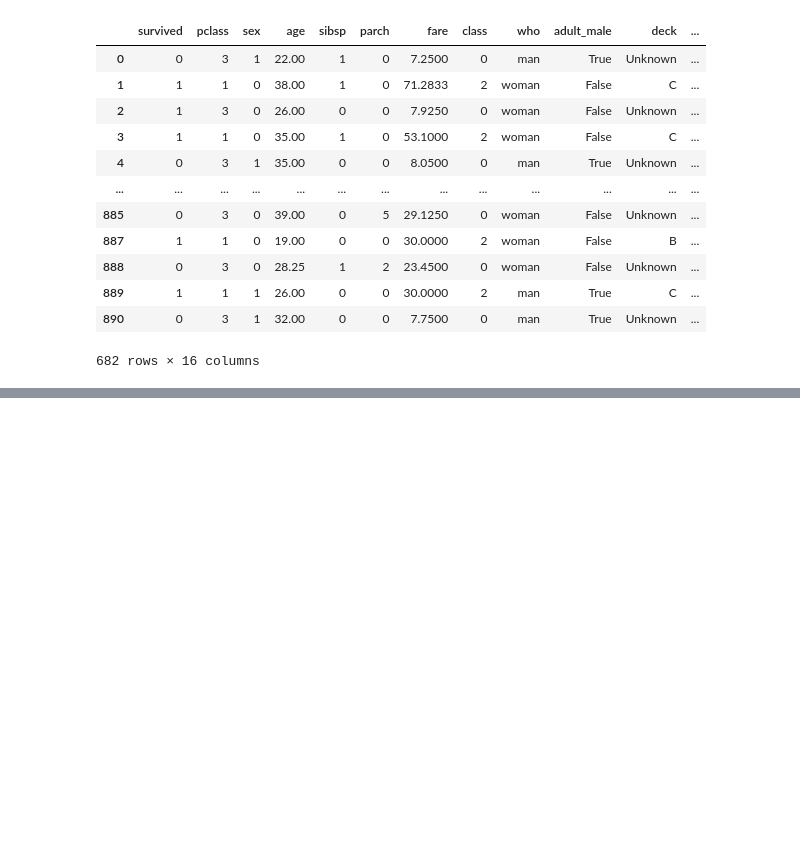
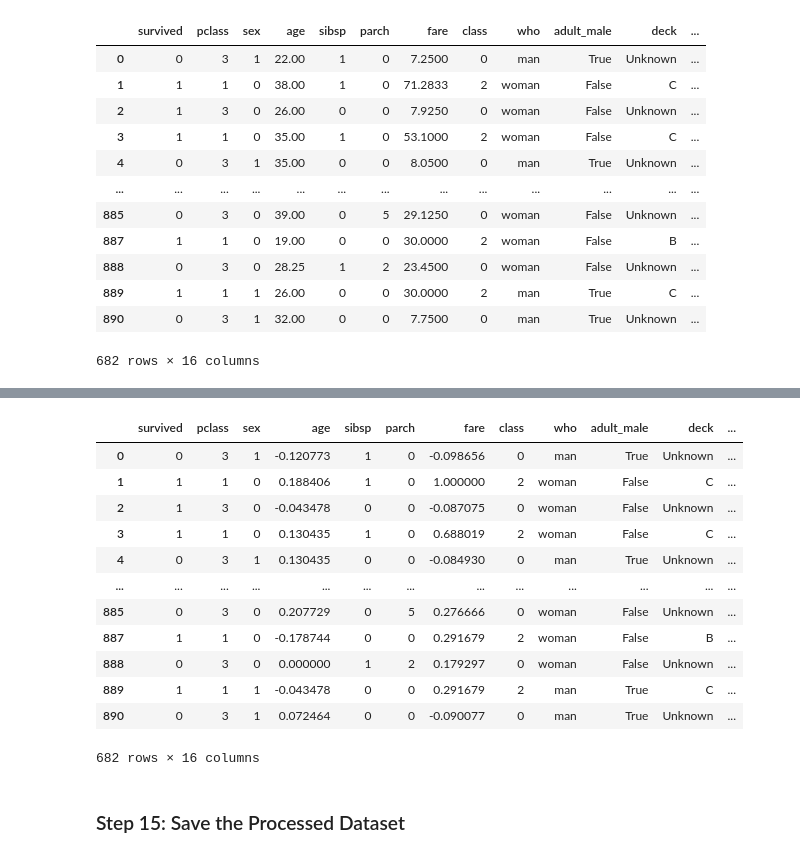
Before and after one commit to Niraj7272/DataScience, a Jupyter notebook: Practice/Project_cleaning_EDA_Feature-engineering/Titanic.ipynb, the cells around one changed output, grey strips where cells are left out. Cells and saved outputs as stored; diff of their text form; code cells hidden in the pictures; blank space fills up the shorter version.

```diff
--- a/Practice/Project_cleaning_EDA_Feature-engineering/Titanic.ipynb
+++ b/Practice/Project_cleaning_EDA_Feature-engineering/Titanic.ipynb
@@ -524,0 +592,21 @@ df
+# %%
+mx = MaxAbsScaler()
+df[['age','fare']] = mx.fit_transform(df[['age','fare']])
+# %%
+df
+# %% [output]
+|  | survived | pclass | sex | age | sibsp | parch | fare | class | who | adult_male | deck | ... |
+| 0 | 0 | 3 | 1 | -0.120773 | 1 | 0 | -0.098656 | 0 | man | True | Unknown | ... |
+| 1 | 1 | 1 | 0 | 0.188406 | 1 | 0 | 1.000000 | 2 | woman | False | C | ... |
+| 2 | 1 | 3 | 0 | -0.043478 | 0 | 0 | -0.087075 | 0 | woman | False | Unknown | ... |
+| 3 | 1 | 1 | 0 | 0.130435 | 1 | 0 | 0.688019 | 2 | woman | False | C | ... |
+| 4 | 0 | 3 | 1 | 0.130435 | 0 | 0 | -0.084930 | 0 | man | True | Unknown | ... |
+| ... | ... | ... | ... | ... | ... | ... | ... | ... | ... | ... | ... | ... |
+| 885 | 0 | 3 | 0 | 0.207729 | 0 | 5 | 0.276666 | 0 | woman | False | Unknown | ... |
+| 887 | 1 | 1 | 0 | -0.178744 | 0 | 0 | 0.291679 | 2 | woman | False | B | ... |
+| 888 | 0 | 3 | 0 | 0.000000 | 1 | 2 | 0.179297 | 0 | woman | False | Unknown | ... |
+| 889 | 1 | 1 | 1 | -0.043478 | 0 | 0 | 0.291679 | 2 | man | True | C | ... |
+| 890 | 0 | 3 | 1 | 0.072464 | 0 | 0 | -0.090077 | 0 | man | True | Unknown | ... |
+682 rows × 16 columns
+# %% [markdown]
+### Step 15: Save the Processed Dataset
```
Also changed, not shown: parts of 12 cells of this notebook, 1 other file.
